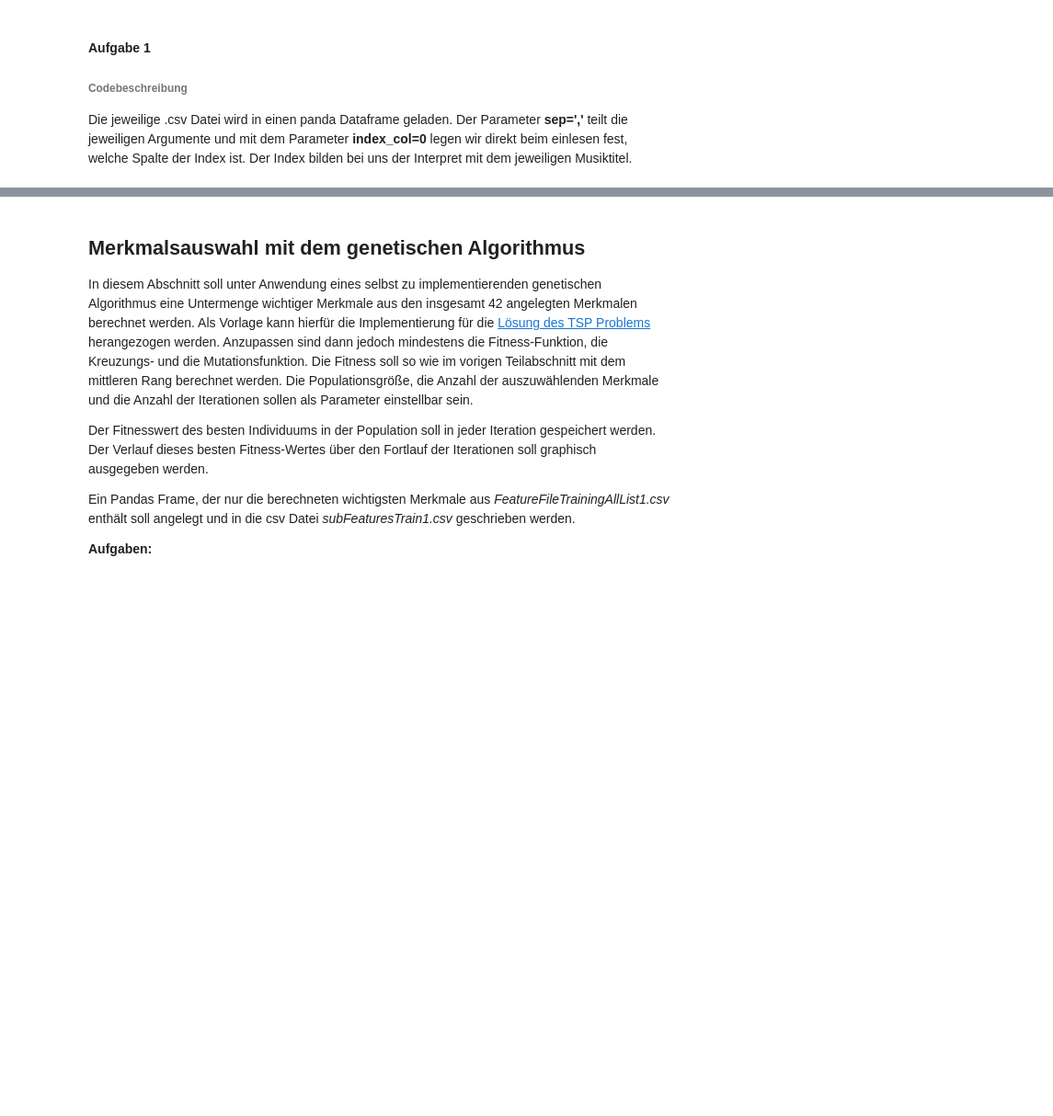
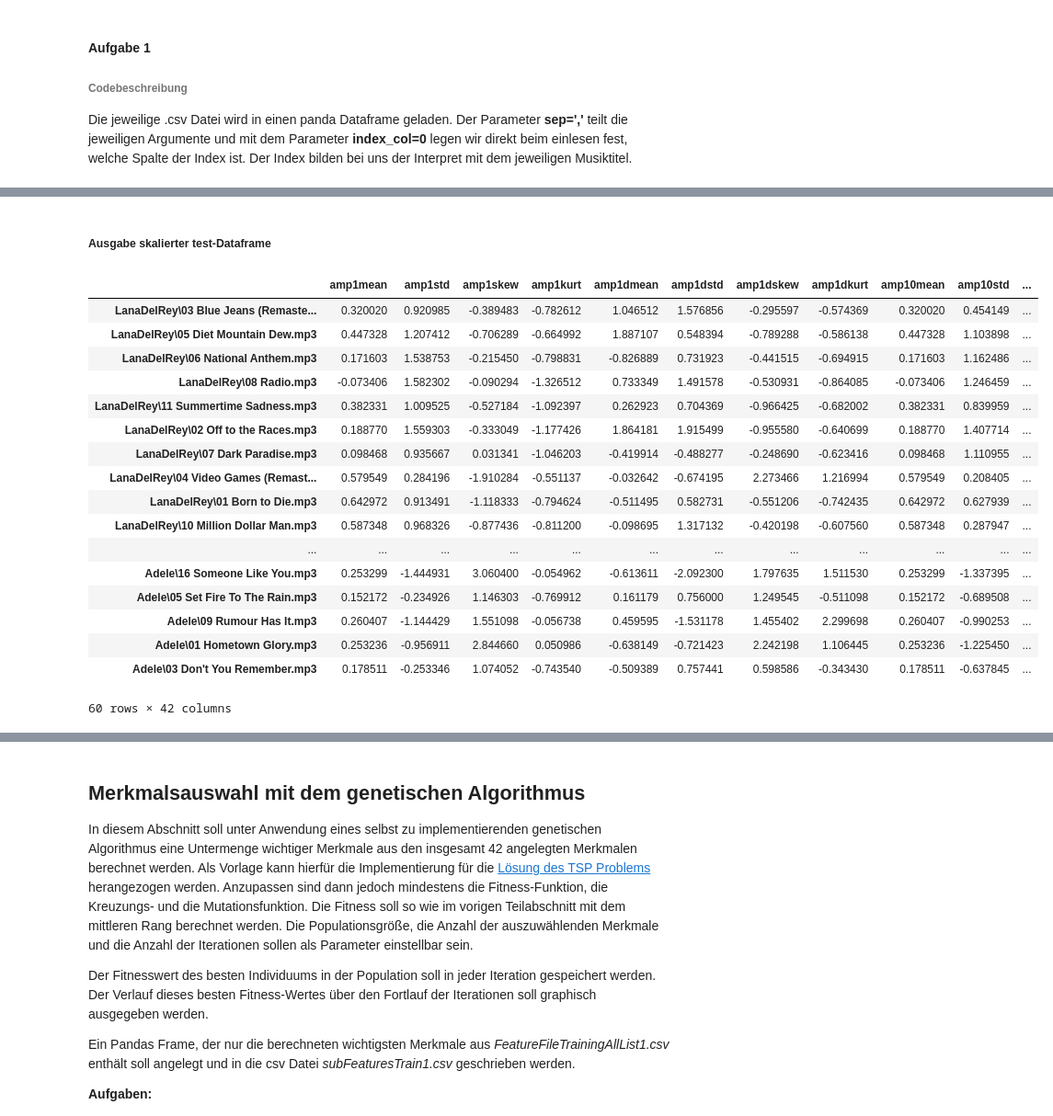
Before and after one commit to codeOfJannik/DataMining_Projects, a Jupyter notebook: task3_MusicClustering/VersuchMusicClustering_jj028_js329_bj009.ipynb, the cells around one changed output, grey strips where cells are left out. Shown at 92% size. Drawn from its saved outputs; the diff is of its cells as text; code cells hidden in the pictures; blank space fills up the shorter version.

```diff
--- a/task3_MusicClustering/VersuchMusicClustering_jj028_js329_bj009.ipynb
+++ b/task3_MusicClustering/VersuchMusicClustering_jj028_js329_bj009.ipynb
@@ -326,0 +410,23 @@ Für die Berechnung der Distanzen ist eine Funktion implementiert worden, diese
+# %% [markdown]
+##### Ausgabe skalierter test-Dataframe
+# %%
+display(testDF)
+# %% [output]
+|  | amp1mean | amp1std | amp1skew | amp1kurt | amp1dmean | amp1dstd | amp1dskew | amp1dkurt | amp10mean | amp10std | ... |
+| LanaDelRey\03 Blue Jeans (Remaste... | 0.320020 | 0.920985 | -0.389483 | -0.782612 | 1.046512 | 1.576856 | -0.295597 | -0.574369 | 0.320020 | 0.454149 | ... |
+| LanaDelRey\05 Diet Mountain Dew.mp3 | 0.447328 | 1.207412 | -0.706289 | -0.664992 | 1.887107 | 0.548394 | -0.789288 | -0.586138 | 0.447328 | 1.103898 | ... |
+| LanaDelRey\06 National Anthem.mp3 | 0.171603 | 1.538753 | -0.215450 | -0.798831 | -0.826889 | 0.731923 | -0.441515 | -0.694915 | 0.171603 | 1.162486 | ... |
+| LanaDelRey\08 Radio.mp3 | -0.073406 | 1.582302 | -0.090294 | -1.326512 | 0.733349 | 1.491578 | -0.530931 | -0.864085 | -0.073406 | 1.246459 | ... |
+| LanaDelRey\11 Summertime Sadness.mp3 | 0.382331 | 1.009525 | -0.527184 | -1.092397 | 0.262923 | 0.704369 | -0.966425 | -0.682002 | 0.382331 | 0.839959 | ... |
+| LanaDelRey\02 Off to the Races.mp3 | 0.188770 | 1.559303 | -0.333049 | -1.177426 | 1.864181 | 1.915499 | -0.955580 | -0.640699 | 0.188770 | 1.407714 | ... |
+| LanaDelRey\07 Dark Paradise.mp3 | 0.098468 | 0.935667 | 0.031341 | -1.046203 | -0.419914 | -0.488277 | -0.248690 | -0.623416 | 0.098468 | 1.110955 | ... |
+| LanaDelRey\04 Video Games (Remast... | 0.579549 | 0.284196 | -1.910284 | -0.551137 | -0.032642 | -0.674195 | 2.273466 | 1.216994 | 0.579549 | 0.208405 | ... |
+| LanaDelRey\01 Born to Die.mp3 | 0.642972 | 0.913491 | -1.118333 | -0.794624 | -0.511495 | 0.582731 | -0.551206 | -0.742435 | 0.642972 | 0.627939 | ... |
+| LanaDelRey\10 Million Dollar Man.mp3 | 0.587348 | 0.968326 | -0.877436 | -0.811200 | -0.098695 | 1.317132 | -0.420198 | -0.607560 | 0.587348 | 0.287947 | ... |
+| ... | ... | ... | ... | ... | ... | ... | ... | ... | ... | ... | ... |
+| Adele\16 Someone Like You.mp3 | 0.253299 | -1.444931 | 3.060400 | -0.054962 | -0.613611 | -2.092300 | 1.797635 | 1.511530 | 0.253299 | -1.337395 | ... |
+| Adele\05 Set Fire To The Rain.mp3 | 0.152172 | -0.234926 | 1.146303 | -0.769912 | 0.161179 | 0.756000 | 1.249545 | -0.511098 | 0.152172 | -0.689508 | ... |
+| Adele\09 Rumour Has It.mp3 | 0.260407 | -1.144429 | 1.551098 | -0.056738 | 0.459595 | -1.531178 | 1.455402 | 2.299698 | 0.260407 | -0.990253 | ... |
+| Adele\01 Hometown Glory.mp3 | 0.253236 | -0.956911 | 2.844660 | 0.050986 | -0.638149 | -0.721423 | 2.242198 | 1.106445 | 0.253236 | -1.225450 | ... |
+| Adele\03 Don't You Remember.mp3 | 0.178511 | -0.253346 | 1.074052 | -0.743540 | -0.509389 | 0.757441 | 0.598586 | -0.343430 | 0.178511 | -0.637845 | ... |
+60 rows × 42 columns
```
Also changed, not shown: parts of 57 cells of this notebook, 4 other files.
